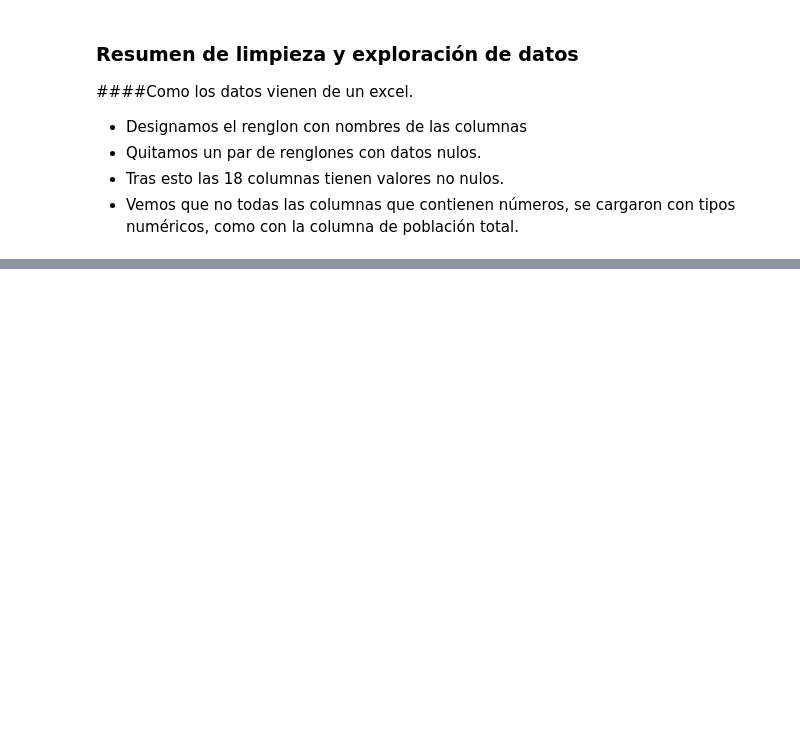
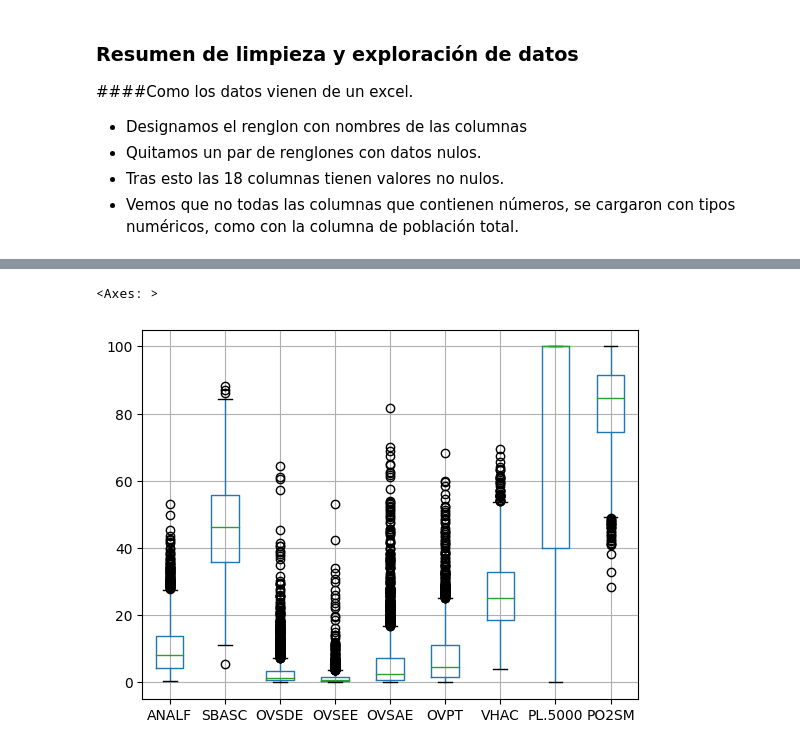
Before and after one commit to CuteLoop/MCD-Propedeutico, a Jupyter notebook: IndiceDeMarginalización.ipynb, the cells around one changed output, grey strips where cells are left out. Cells and saved outputs as stored; diff of their text form; code cells hidden in the pictures; blank space fills up the shorter version.

```diff
--- a/IndiceDeMarginalización.ipynb
+++ b/IndiceDeMarginalización.ipynb
@@ -126,5 +142,6 @@ df.describe()
 - Tras esto las 18 columnas tienen valores no nulos.
 - Vemos que no todas las columnas que contienen números, se cargaron con tipos numéricos, como con la columna de población total.
 # %%
-df.IM_2020.astype("float64")
-df.IMN_2020.astype("float64")
+#Convertimos los datos restantes a datos numèricos
+df.IM_2020 = df.IM_2020.astype("float64")
+df.IMN_2020 = df.IMN_2020.astype("float64")
@@ -143,0 +148,3 @@ Name: IMN_2020, Length: 2469, dtype: float64
+# %%
+df.LugarNacional = df.LugarNacional.str.replace(" ", "").astype("int64")
+df.POB_TOT = df.POB_TOT.str.replace(" ", "").astype("int64")
@@ -143,0 +185,6 @@ Name: IMN_2020, Length: 2469, dtype: float64
+# %%
+df.boxplot(column= ['ANALF', 'SBASC',
+       'OVSDE', 'OVSEE', 'OVSAE', 'OVPT', 'VHAC', 'PL.5000', 'PO2SM'])
+# %% [output]
+<Axes: >
+[figure, added]
```
Also changed, not shown: parts of 16 cells of this notebook.
